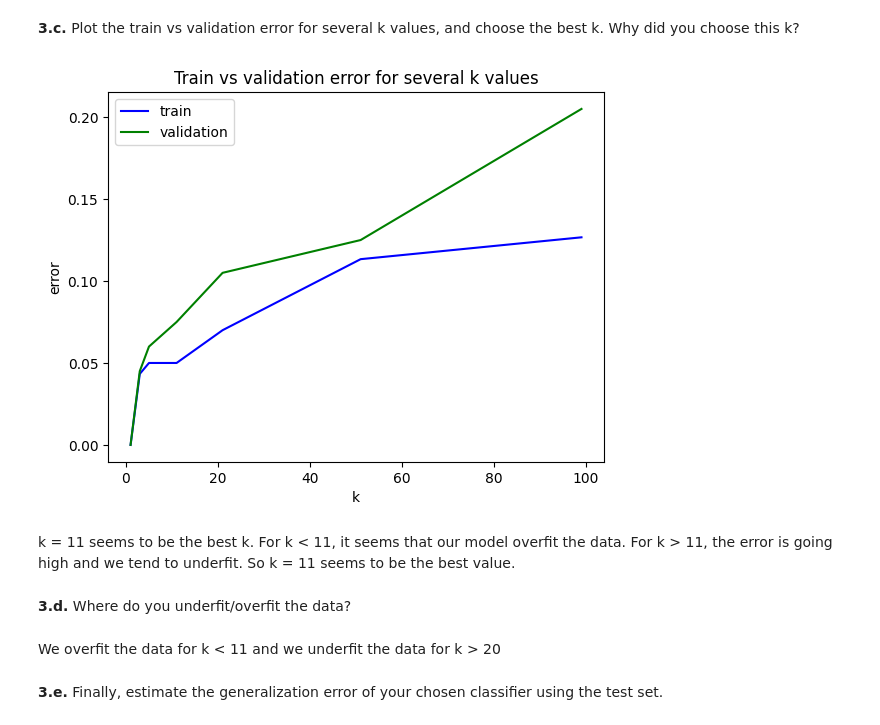
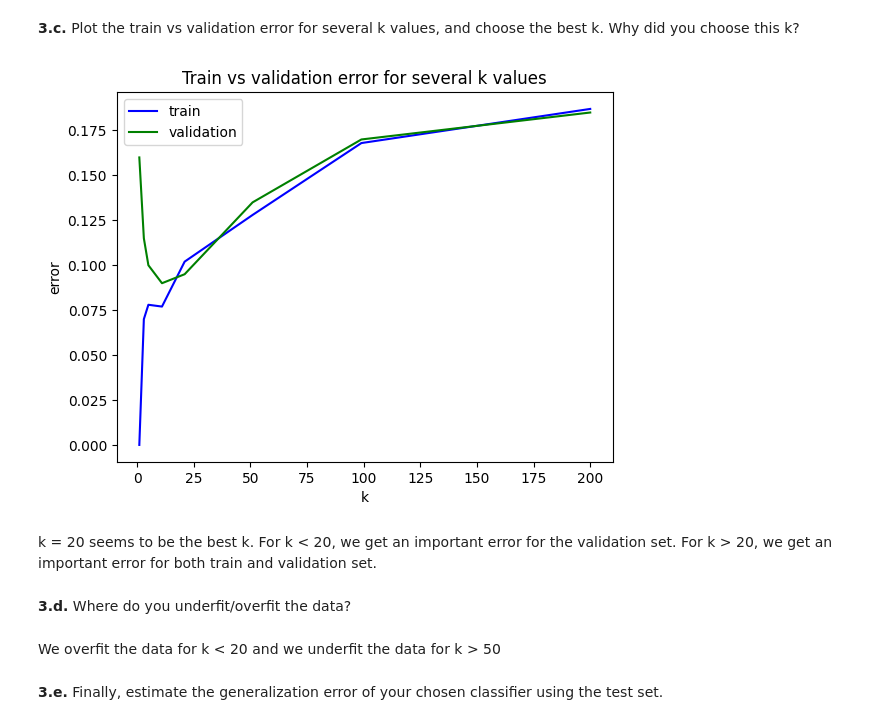
Before and after one commit to dfinel/ITC_assignments, a Jupyter notebook: non_param/Non_Parametric_exercises_KNN.ipynb, the cells around one changed output. Saved outputs shown, nothing was run; the diff lists cells and outputs as text; code cells hidden in the pictures.

```diff
--- a/non_param/Non_Parametric_exercises_KNN.ipynb
+++ b/non_param/Non_Parametric_exercises_KNN.ipynb
@@ -130,20 +133,20 @@ plt.show()
 The decision plane should cover the range [0,10] for both axes, coloring the patches that would be classified as Republicans or Democrats in two colors. It should look something like [that](https://drive.google.com/open?id=1jMD7I9sWT4w4O48pjwSPCFL1NLLPo10j). **Hint:** Use `np.meshgrid` for the plot ([documentation and example](https://docs.scipy.org/doc/numpy/reference/generated/numpy.meshgrid.html)), and take inspiration from the code [here]( https://scikit-learn.org/stable/auto_examples/neighbors/plot_classification.html#sphx-glr-auto-examples-neighbors-plot-classification-py).
 # %%
 # your code here
-ks = [1, 3, 5, 11, 21, 51, 99]
+ks = [1, 3, 5, 11, 21, 51, 99,200]
 xx,yy = np.meshgrid(np.linspace(0,10,100), np.linspace(0,10,100))
 for k in ks:
-  X,y = generate_data(500)
-  knnclass = kNNClassifier(k)
-  knnclass.fit(X,y)
-  X_test = np.column_stack((xx.ravel(), yy.ravel()))
-  y_test = knnclass.predict(X_test)
-  y_test = y_test.reshape(xx.shape)
-
-  cmap = ListedColormap(['b', 'r'])
-  plt.figure(figsize=(4, 3))
-  plt.contourf(xx, yy, y_test, alpha=0.4, cmap=cmap)
-  plot_labeled_data(X, y, no_titles=True)
-  plt.title(f"Decision Plane for k={k}")
-  plt.show()
+  f = plt.figure()
+  for _ in range(3):
+    X,y = generate_data(500)
+    knnclass = kNNClassifier(k)
+    knnclass.fit(X,y)
+    X_test = np.column_stack((xx.ravel(), yy.ravel()))
+    y_test = knnclass.predict(X_test)
+    y_test = y_test.reshape(xx.shape)
+    cmap = ListedColormap(['b', 'r'])
+    plt.contourf(xx, yy, y_test, alpha=0.4, cmap=cmap)
+    plot_labeled_data(X, y, no_titles=True)
+    plt.title(f"Decision Plane for k={k}")
+    plt.show()
 # %% [output]
@@ -182,16 +191,15 @@ X_test,X_val,y_test,y_val = train_test_split(X_temp,y_temp,test_size = 0.5, rand
 **3.b.** Calculate the train and validation errors per k using the knn.score function. The error would be 1-accuracy for the given dataset.
 # %%
 # your code here
-error_train = []
-error_val = []
+error_train = {}
+error_val = {}
 for k in ks :
   knnclass1 = kNNClassifier(k)
   knnclass1.fit(X_train,y_train)
-  error_train.append(1 - knnclass1.score(X_train,y_train))
+  error_train[k]= (1 - knnclass1.score(X_train,y_train)).round(3)
 
-  knnclass2 = kNNClassifier(k)
-  knnclass2.fit(X_val,y_val)
-  error_val.append(1 - knnclass2.score(X_val,y_val))
+  error_val[k] = (1 - knnclass1.score(X_val,y_val)).round(3)
 
-error_train,error_val
+print(error_train.items())
+print(error_val.items())
 # %% [output]
@@ -214,20 +210,20 @@ error_train,error_val
 # %%
 # your code here
 f,ax = plt.subplots(1,1)
-sns.lineplot(x = ks,y = error_train,color = 'blue', label = 'train')
-sns.lineplot(x = ks, y = error_val, color = 'green', label = 'validation')
+sns.lineplot(x = ks,y = error_train.values(),color = 'blue', label = 'train')
+sns.lineplot(x = ks, y = error_val.values(), color = 'green', label = 'validation')
 ax.set(xlabel = 'k', ylabel = 'error', title = 'Train vs validation error for several k values')
 plt.legend()
 plt.show()
 # %% [output]
-[figure, old version]
+[figure, new version]
-# %% [markdown]
-k = 11 seems to be the best k. For k < 11, it seems that our model overfit the data.
-For k > 11, the error is going high and we tend to underfit. So k = 11 seems to be the best value.
+# %% [markdown]
+k = 20 seems to be the best k. For k < 20, we get an important error for the validation set.
+For k > 20, we get an important error for both train and validation set.
 # %% [markdown]
 **3.d.** Where do you underfit/overfit the data?
 # %% [markdown]
-We overfit the data for k < 11 and we underfit the data for k > 20
+We overfit the data for k < 20 and we underfit the data for k > 50
 # %% [markdown]
 **3.e.** Finally, estimate the generalization error of your chosen classifier using the test set.
 # %%
```
Also changed, not shown: parts of 12 cells of this notebook.
